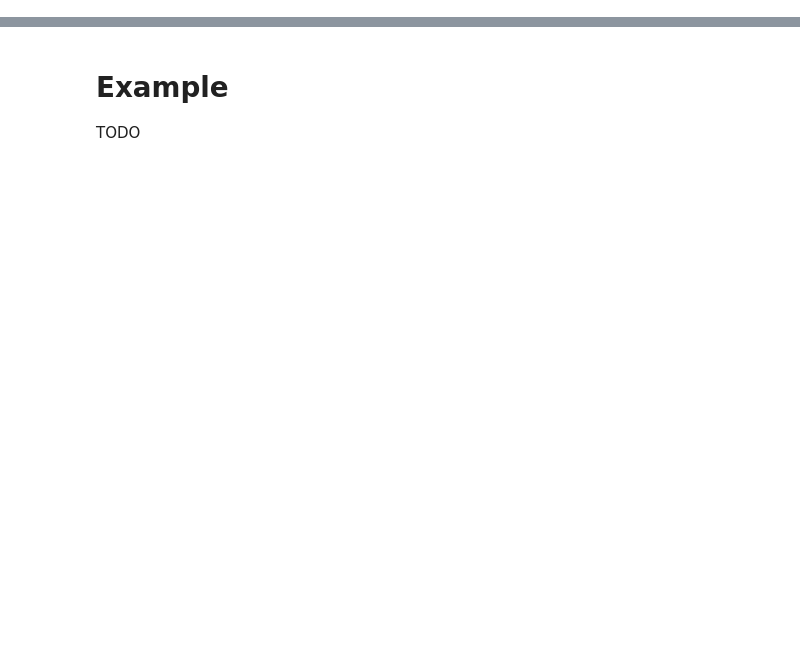
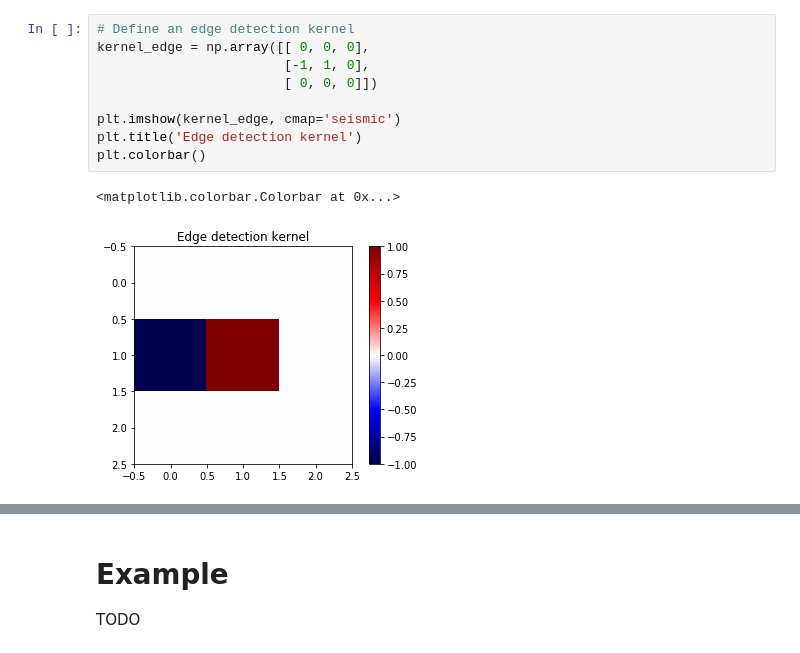
Before and after one commit to maxwells-daemons/caltech-cs11-tensorflow, a Jupyter notebook: labs/lab_4_cnn/notes_4.ipynb, the cells around one changed output, grey strips where cells are left out. Cells and saved outputs as stored; diff of their text form; blank space fills up the shorter version.

```diff
--- a/labs/lab_4_cnn/notes_4.ipynb
+++ b/labs/lab_4_cnn/notes_4.ipynb
@@ -236,0 +295,12 @@ TODO
+# %%
+# Define an edge detection kernel
+kernel_edge = np.array([[ 0, 0, 0],
+                        [-1, 1, 0],
+                        [ 0, 0, 0]])
+
+plt.imshow(kernel_edge, cmap='seismic')
+plt.title('Edge detection kernel')
+plt.colorbar()
+# %% [output]
+<matplotlib.colorbar.Colorbar at 0x...>
+[figure, added]
```
Also changed, not shown: parts of 17 cells of this notebook.
